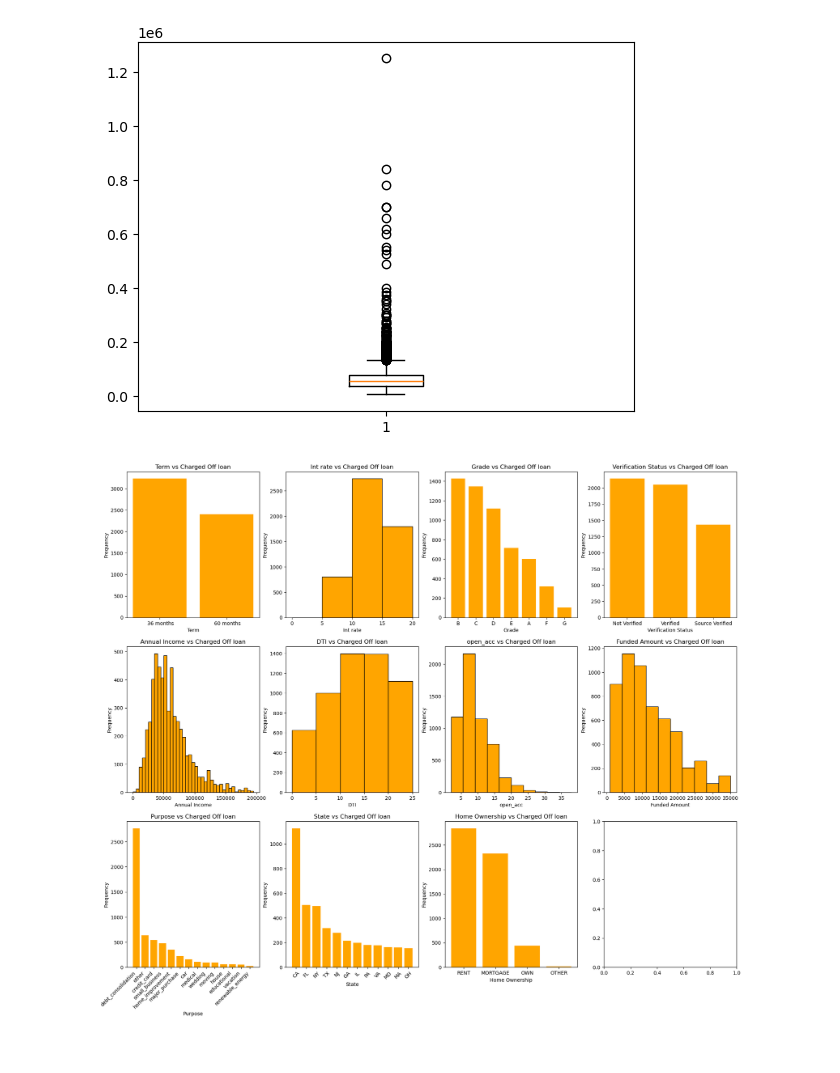
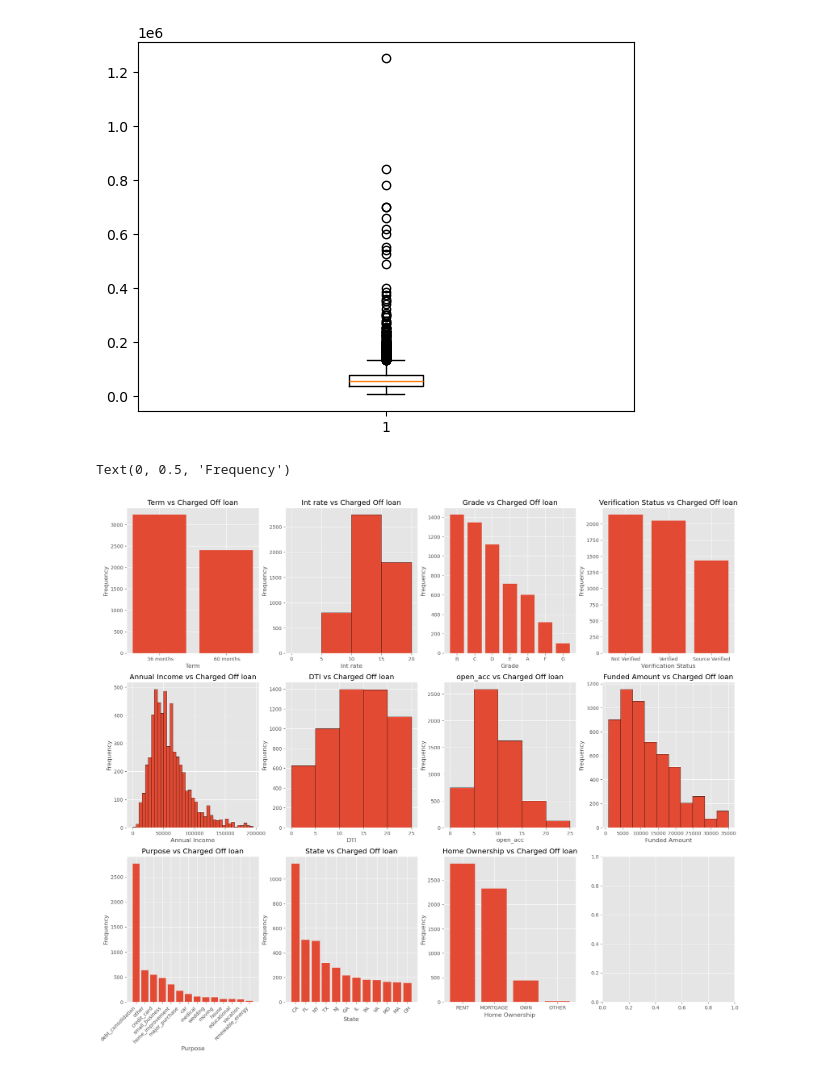
Before and after one commit to anandtv04/lending-case-study, a Jupyter notebook: lending-case-study-ankur_anand.ipynb, the cells around one changed output. Cells and saved outputs as stored; diff of their text form; code cells hidden in the pictures.

Commit message:
Styling and other proper plots

```diff
--- a/lending-case-study-ankur_anand.ipynb
+++ b/lending-case-study-ankur_anand.ipynb
@@ -222,85 +231,86 @@ plt.show()
 annual_inc_data = charged_off_loan_data["annual_inc"]
 annual_inc_data=annual_inc_data[annual_inc_data<200000]
 # %%
+
 # Plotting subplots, so that all the univarate analysis can see together
 fig, axs = plt.subplots(nrows=3,ncols=4, figsize=(22, 18))
+plt.style.use('ggplot')
 
 # Term vs charged off - plotting bar grarph, x axis is term, y axis is count
 df = charged_off_loan_data["term"].value_counts()
-axs[0,0].bar(df.index, df.values , color='orange')
+axs[0,0].bar(df.index, df.values)
 axs[0,0].set_title('Term vs Charged Off loan')
 axs[0,0].set_xlabel('Term')
 axs[0,0].set_ylabel('Frequency')
 
 # int_date vs charged off - plotting histogram grarph
-axs[0,1].hist(charged_off_loan_data["int_rate"], bins=np.arange(0,25,5),color='orange', edgecolor='black')
+axs[0,1].hist(charged_off_loan_data["int_rate"], bins=np.arange(0,25,5), edgecolor='black')
 axs[0,1].set_title('Int rate vs Charged Off loan')
 axs[0,1].set_xlabel('Int rate')
 axs[0,1].set_ylabel('Frequency')
 
 # Grade vs charged off - plotting bar grarph, x axis is grade, y axis is count
 df = charged_off_loan_data["grade"].value_counts()
-axs[0,2].bar(df.index, df.values , color='orange')
+axs[0,2].bar(df.index, df.values)
 axs[0,2].set_title('Grade vs Charged Off loan')
 axs[0,2].set_xlabel('Grade')
 axs[0,2].set_ylabel('Frequency')
 
 # Verification Status vs charged off - plotting bar grarph, x axis is status, y axis is count
 df = charged_off_loan_data["verification_status"].value_counts()
-axs[0, 3].bar(df.index, df.values , color='orange')
+axs[0, 3].bar(df.index, df.values)
 axs[0, 3].set_title('Verification Status vs Charged Off loan')
 axs[0, 3].set_xlabel('Verification Status')
 axs[0, 3].set_ylabel('Frequency')
 
 # Income vs charged off
-axs[1, 0].hist(annual_inc_data, color='orange', bins=np.arange(0,200000,5000), edgecolor='black')
+axs[1, 0].hist(annual_inc_data, bins=np.arange(0,200000,5000), edgecolor='black')
 axs[1, 0].set_title('Annual Income vs Charged Off loan')
 axs[1, 0].set_xlabel('Annual Income')
 axs[1, 0].set_ylabel('Frequency')
 
 # DTI vs charged off - plotting hist graph
-axs[1, 1].hist(charged_off_loan_data["dti"], color='orange', bins=np.arange(0,30,5), edgecolor='black')
+axs[1, 1].hist(charged_off_loan_data["dti"], bins=np.arange(0,30,5), edgecolor='black')
 axs[1, 1].set_title('DTI vs Charged Off loan')
 axs[1, 1].set_xlabel('DTI')
 axs[1, 1].set_ylabel('Frequency')
 
 # funded_amnt vs charged off - plotting hist graph
-axs[1, 3].hist(charged_off_loan_data["funded_amnt"], bins=10, color='orange', edgecolor='black')
+axs[1, 3].hist(charged_off_loan_data["funded_amnt"], bins=10, edgecolor='black')
 axs[1, 3].set_title('Funded Amount vs Charged Off loan')
 axs[1, 3].set_xlabel('Funded Amount')
 axs[1, 3].set_ylabel('Frequency')
 
 # open_acc vs charged off - plotting hist graph
-axs[1, 2].hist(charged_off_loan_data["open_acc"], bins=10, color='orange',  edgecolor='black')
+axs[1, 2].hist(charged_off_loan_data["open_acc"], bins=np.arange(0,30,5), edgecolor='black')
 axs[1, 2].set_title('open_acc vs Charged Off loan')
 axs[1, 2].set_xlabel('open_acc')
 axs[1, 2].set_ylabel('Frequency')
 
 # Purpose vs charged off - plotting bar grarph, x axis is purpose, y axis is count
 df = charged_off_loan_data["purpose"].value_counts()
-axs[2, 0].bar(df.index, df.values , color='orange')
+axs[2, 0].bar(df.index, df.values)
 axs[2, 0].set_title('Purpose vs Charged Off loan')
 axs[2, 0].set_xlabel('Purpose')
 axs[2, 0].set_ylabel('Frequency')
 axs[2, 0].set_xticklabels(df.index, rotation=45, ha='right')
 
 # Customer State vs charged off - plotting bar grarph, x axis is purpose, y axis is count
 df = charged_off_loan_data["addr_state"].value_counts()
 # Filtering again to plot the graph properly
 df = df[df.values>150]
-axs[2, 1].bar(df.index, df.values , color='orange')
+axs[2, 1].bar(df.index, df.values)
 axs[2, 1].set_title('State vs Charged Off loan')
 axs[2, 1].set_xlabel('State')
 axs[2, 1].set_ylabel('Frequency')
 axs[2, 1].set_xticklabels(df.index, rotation=45)
 
 # Home ownership vs charged off - plotting bar grarph, x axis is status, y axis is count
 df = charged_off_loan_data["home_ownership"].value_counts()
-axs[2, 2].bar(df.index, df.values , color='orange')
+axs[2, 2].bar(df.index, df.values)
 axs[2, 2].set_title('Home Ownership vs Charged Off loan')
 axs[2, 2].set_xlabel('Home Ownership')
 axs[2, 2].set_ylabel('Frequency')
-
-plt.show()
 # %% [output]
+Text(0, 0.5, 'Frequency')
-[figure, old version]
+[figure, new version]
```
Also changed, not shown: parts of 5 cells of this notebook.
